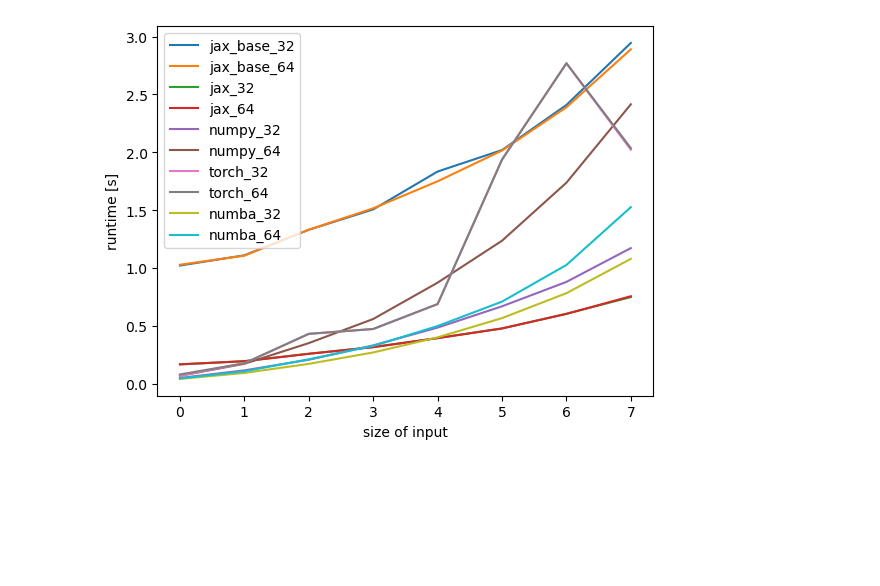
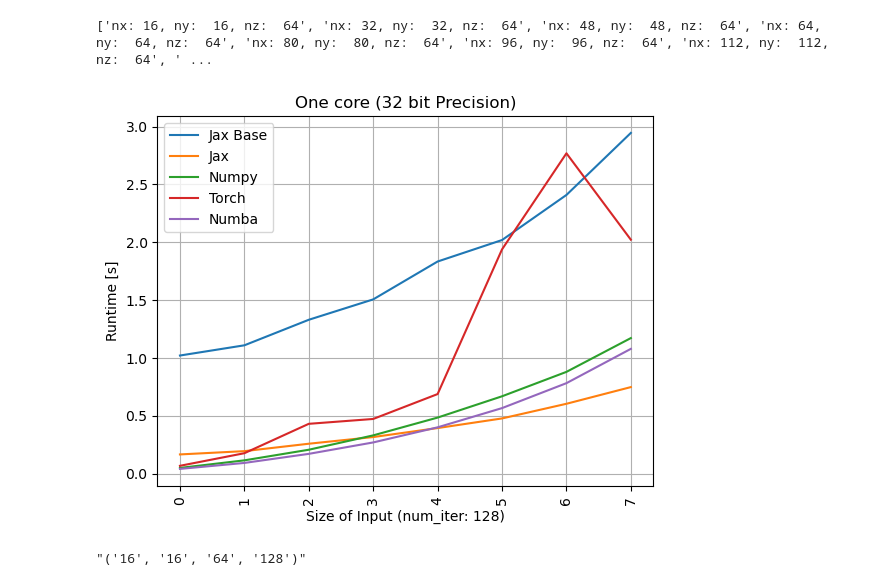
Before and after one commit to ib31iat/HPC4WC-Project-13, a Jupyter notebook: scripts/plotting.ipynb, the cells around one changed output. Cells and saved outputs as stored; diff of their text form; code cells hidden in the pictures; blank space fills up the shorter version.

```diff
--- a/scripts/plotting.ipynb
+++ b/scripts/plotting.ipynb
@@ -21,18 +50,47 @@ for k, v in res.items():
-# %%
-for k, v in new_dict.items():
-    for x, y in v.items():
-        for i, j in y.items():
-            new_dict[k][x][i] = statistics.mean(j)
-# %%
-plt.figure()
-for k, v in new_dict.items():
-    for i, j in v.items():
-        plt.plot(j.values(), label=f"{k}_{i}")
-
-plt.legend()
-
-plt.xlabel("size of input")
-plt.ylabel("runtime [s]")
-plt.show()
-# %% [output]
-[figure, removed]
+# %%
+# Function to create plots
+def plotter(data, title="", keys_to_plot=[]):
+  fig, ax = plt.subplots()
+  num_iter = []
+  for k, v in data.items():
+      for i, j in v.items():
+          label = f'{k}_{i}'
+          for _, _, _, n in j.keys():
+               num_iter.append(n)
+          if label in keys_to_plot:
+            plt.plot(j.values(), label=label[:-3].title().replace("_", " "))
+
+  # Show Legend
+  plt.legend()
+
+  # Add Title
+  plt.title(title)
+
+  # Set x Tick Lables (+ rotation)
+  split_ticks = [str(k).replace('(', '').split(',')[:-1] for k in j.keys()]
+  ax.set_xticklabels([0] + [f"nx: {nx.replace("'", "")}, ny: {ny.replace("'", "")}, nz: {nz.replace("'", "")}" for nx, ny, nz in split_ticks])
+  plt.xticks(rotation=90)
+
+  # Activate grid
+  plt.grid()
+
+  # Name Axis
+  plt.xlabel(f"Size of Input (num_iter: {num_iter[0]})")
+  plt.ylabel("Runtime [s]")
+
+  # Save figure
+  plt.savefig(f'../plots/{datetime.now().strftime('%Y%m%dT%H%M%S')}-{title.replace('_', title).lower()}.pdf', bbox_inches='tight')
+# %%
+# Process data
+cpu_1 = preprocess_data(openMP_1)
+cpu_6 = preprocess_data(openMP_6)
+cpu_12 = preprocess_data(openMP_12)
+# %%
+plotter(get_mean(cpu_1), title="One core (32 bit Precision)", keys_to_plot=['jax_base_32', 'jax_32', 'numpy_32', 'torch_32', 'numba_32'])
+# %% [output]
+['nx: 16, ny:  16, nz:  64', 'nx: 32, ny:  32, nz:  64', 'nx: 48, ny:  48, nz:  64', 'nx: 64, ny:  64, nz:  64', 'nx: 80, ny:  80, nz:  64', 'nx: 96, ny:  96, nz:  64', 'nx: 112, ny:  112, nz:  64', ' ...
+[figure, added]
+# %%
+str(('16', '16', '64', '128'))
+# %% [output]
+"('16', '16', '64', '128')"
```
Also changed, not shown: parts of 4 cells of this notebook.
